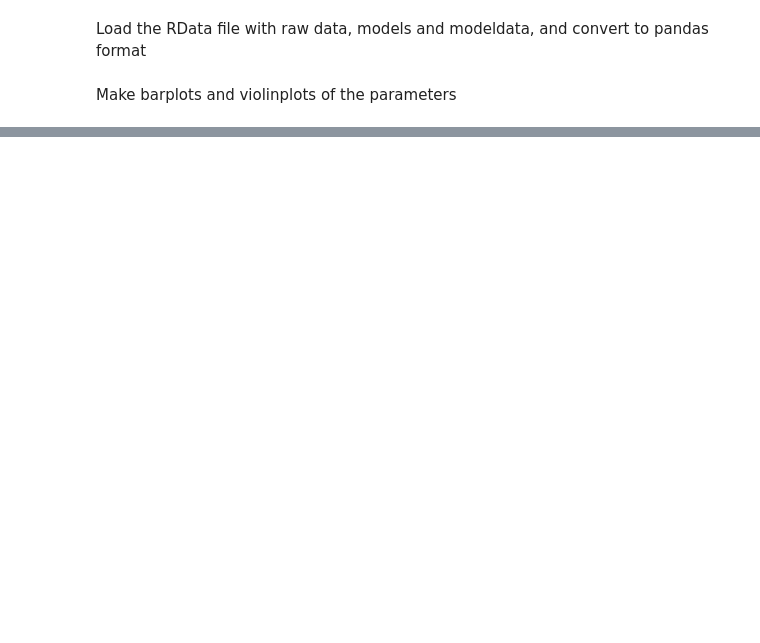
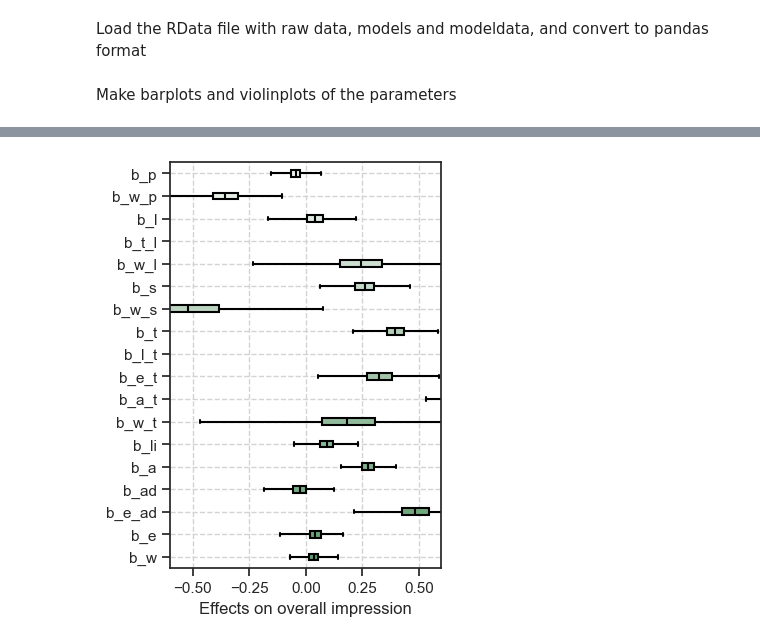
Before and after one commit to martinheyn/causal_course_eval, a Jupyter notebook: module_4_plotting.ipynb, the cells around one changed output, grey strips where cells are left out. Cells and saved outputs as stored; diff of their text form; code cells hidden in the pictures; blank space fills up the shorter version.

```diff
--- a/module_4_plotting.ipynb
+++ b/module_4_plotting.ipynb
@@ -20,18 +20,18 @@ d_in_s = r_in.import_rdata('d_in_s',0,'surveydata_standardised')
 robjects.r['load']('./data/modeldata_real_out.RData')
 
 model_m1 = r_in.import_rdata('data_m1',1,'m1')
-model_m1_eq = r_in.import_rdata('data_m1_eq',1,'m1')
-model_mrq1a = r_in.import_rdata('data_mrq1a',1,'mrq1a')
-model_mrq1b = r_in.import_rdata('data_mrq1b',1,'mrq1b')
-model_mequality_new = r_in.import_rdata('data_mequality_new',1,'mteach_new')
+model_mwork = r_in.import_rdata('data_mwork',1,'mwork')
+model_mteach = r_in.import_rdata('data_mteach',1,'mteach')
+model_mequality_new = r_in.import_rdata('data_mequality_new',1,'mequality_new')
+model_mtot = r_in.import_rdata('data_mtot',1,'mtot_new')
 
 # Load model data
 robjects.r['load']('./data/model_real_out.RData')
 
 data_m1 = r_in.import_rdata('data_m1',1,'m1')
-data_m1_eq = r_in.import_rdata('data_m1_eq',1,'m1')
-data_mrq1a = r_in.import_rdata('data_mrq1a',1,'mrq1a')
-data_mrq1b = r_in.import_rdata('data_mrq1b',1,'mrq1b')
-data_mequality_new = r_in.import_rdata('data_mequality_new',1,'mteach_new')
+data_mwork = r_in.import_rdata('data_mwork',1,'mwork')
+data_mteach = r_in.import_rdata('data_mteach',1,'mteach')
+data_mequality_new = r_in.import_rdata('data_mequality_new',1,'mequality_new')
+data_mtot = r_in.import_rdata('data_mtot',1,'mtot')
 # %% [markdown]
 Make barplots and violinplots of the parameters
@@ -106,0 +89,9 @@ plot_pretty_boxplot_multivar(model_mrq1b_subset, "mrq1b", -1.5, 1.5, 'Effects on
+# %%
+custom = {"grid.linestyle": "dashed", "grid.color": "lightgrey"}
+sns.set_theme(style="ticks", rc = custom)
+
+model_mtot_sub = model_mtot.drop(columns=["a_0", "a_w", "a_l", "a_e", "a_a", "a_t", "sigma", "tau_w", "tau_l", "tau_e", "tau_a", "tau_t", "model"])
+#model_m1_subset.columns = ["Swedish", "Prerequisites", "Learning Outcome", "Course Structure", "Teaching", "Literature", "Assessment", "Administration", "Workload", "Inequality"]
+plot_pretty_boxplot_multivar(model_mtot_sub, "model_mtot", -0.6, 0.6, 'Effects on overall impression', "light:g")
+# %% [output]
+[figure, added]
```
Also changed, not shown: parts of 4 cells of this notebook, 9 other files.
